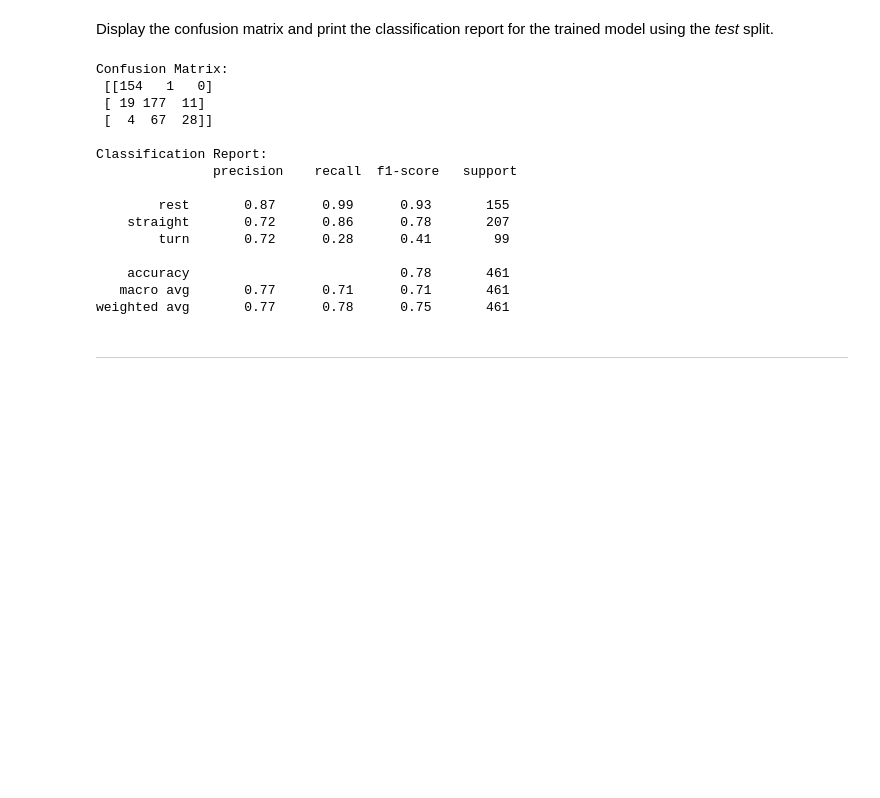
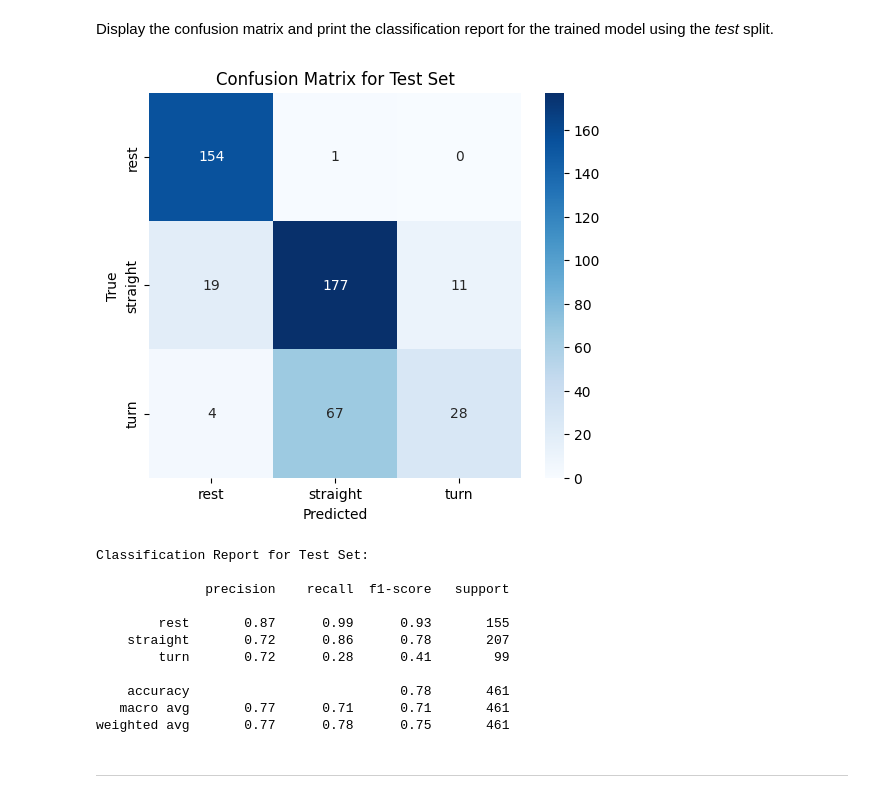
Before and after one commit to ParthoProtimDas715/engg680_2024_fall, a Jupyter notebook: Lab_Assignment4/Assignment 4.ipynb, the cells around one changed output. Saved outputs shown, nothing was run; the diff lists cells and outputs as text; code cells hidden in the pictures; blank space fills up the shorter version.

```diff
--- a/Lab_Assignment4/Assignment 4.ipynb
+++ b/Lab_Assignment4/Assignment 4.ipynb
@@ -740,27 +804,38 @@ Best cross-validation validation score: 0.76
 Test-set score: 0.78
 # %% [markdown]
 Display the confusion matrix and print the classification report for the trained model using the *test* split.
-# %%
-# TODO - Display confusion matrix and print classification report
-y_pred = grid.predict(X_test)
-print("\nConfusion Matrix:\n", confusion_matrix(y_test, y_pred))
-print("\nClassification Report:\n", classification_report(y_test, y_pred))
-# %% [output]
-Confusion Matrix:
- [[154   1   0]
- [ 19 177  11]
- [  4  67  28]]
-
-Classification Report:
-               precision    recall  f1-score   support
-
-        rest       0.87      0.99      0.93       155
-    straight       0.72      0.86      0.78       207
-        turn       0.72      0.28      0.41        99
-
-    accuracy                           0.78       461
-   macro avg       0.77      0.71      0.71       461
-weighted avg       0.77      0.78      0.75       461
+# %%
+# TODO - Display confusion matrix and print classification report
+y_pred = grid.predict(X_test)
+
+# Compute confusion matrix
+cm = confusion_matrix(y_test, y_pred)
+
+# Display the confusion matrix as a heatmap
+plt.figure(figsize=(6, 5))
+sns.heatmap(cm, annot=True, fmt="d", cmap="Blues", xticklabels=grid.classes_, yticklabels=grid.classes_)
+plt.xlabel('Predicted')
+plt.ylabel('True')
+plt.title('Confusion Matrix for Test Set')
+plt.show()
+
+# Print the classification report
+class_report = classification_report(y_test, y_pred, target_names=grid.classes_)
+print("Classification Report for Test Set:\n")
+print(class_report)
+# %% [output]
+[figure, added]
+Classification Report for Test Set:
+
+              precision    recall  f1-score   support
+
+        rest       0.87      0.99      0.93       155
+    straight       0.72      0.86      0.78       207
+        turn       0.72      0.28      0.41        99
+
+    accuracy                           0.78       461
+   macro avg       0.77      0.71      0.71       461
+weighted avg       0.77      0.78      0.75       461
 # %% [markdown]
 ___
 # %% [markdown]
```
Also changed, not shown: parts of 48 cells of this notebook.
